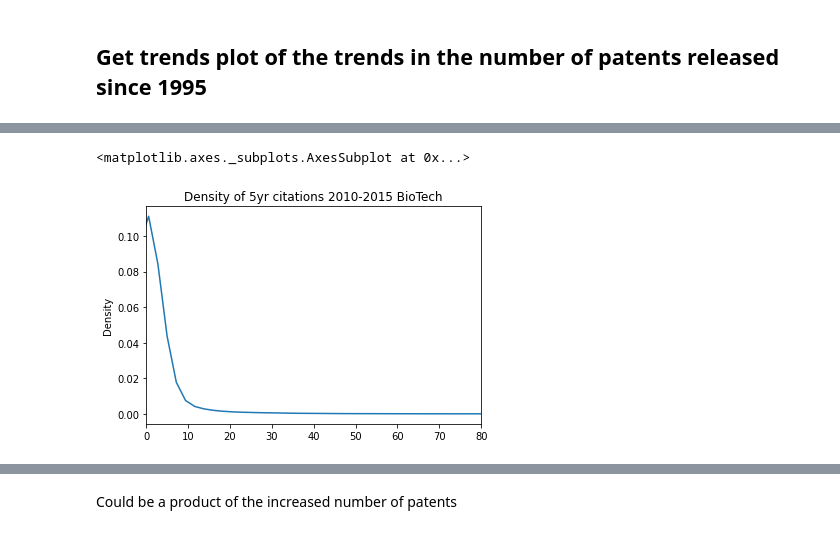
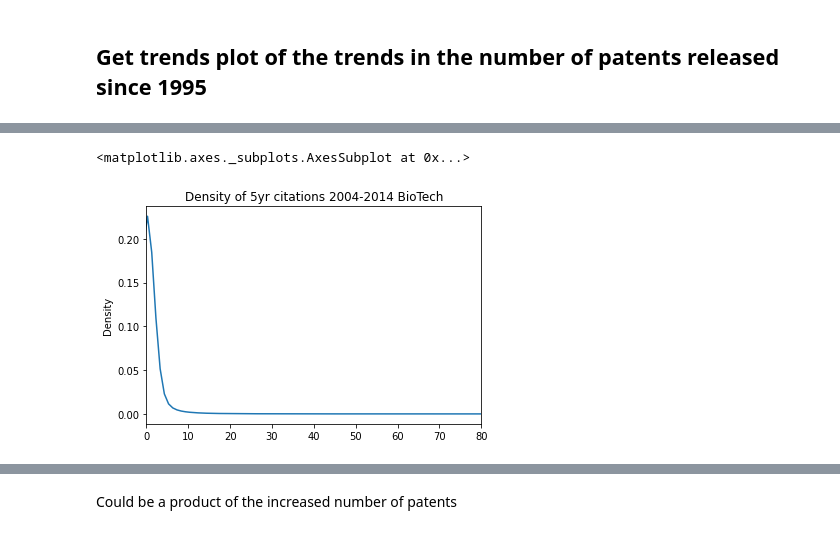
Before and after one commit to jdanene/patent-language-modeling, a Jupyter notebook: src/build/code/getDescriptiveStats.ipynb, the cells around one changed output, grey strips where cells are left out. Cells and saved outputs as stored; diff of their text form; code cells hidden in the pictures.

```diff
--- a/src/build/code/getDescriptiveStats.ipynb
+++ b/src/build/code/getDescriptiveStats.ipynb
@@ -67,6 +75,6 @@ list(df)
 # %%
-maskValid = (df['publication_date'] < '2016-1-1')
+maskValid = (df['publication_date'] < '2014-1-1')
 df['publication_date'] = pd.to_datetime(df['publication_date'], errors="coerce",format="%Y-%m-%d")
-df = df.loc[maskValid]
+df2 = df.loc[maskValid]
 # %%
 pd.set_option('display.float_format', lambda x: '%.2f' % x)
@@ -135,9 +143,9 @@ df.loc[maskEarly].describe(include='all', percentiles=[.25, .5, .75, .95,.99])
 # %%
-maskLate = (df['publication_date'] > '2010-1-1') & (df['publication_date'] < '2016-1-1')
-df.loc[maskLate]['bkwdCitations_5'].plot.kde(bw_method=0.3, xlim=(0,80), title="Density of 5yr citations 2010-2015 BioTech")
+maskLate = (df['publication_date'] > '2004-1-1') & (df['publication_date'] < '2014-1-1')
+df.loc[maskLate]['fwrdCitations_5'].plot.kde(bw_method=0.3, xlim=(0,80), title="Density of 5yr citations 2004-2014 BioTech")
 # %% [output]
 <matplotlib.axes._subplots.AxesSubplot at 0x...>
-[figure, old version]
+[figure, new version]
 # %%
 df.loc[maskLate].describe(include='all', percentiles=[.25, .5, .75, .95,.99])
 # %% [output]
```
Also changed, not shown: parts of 13 cells of this notebook, 2 other files.
